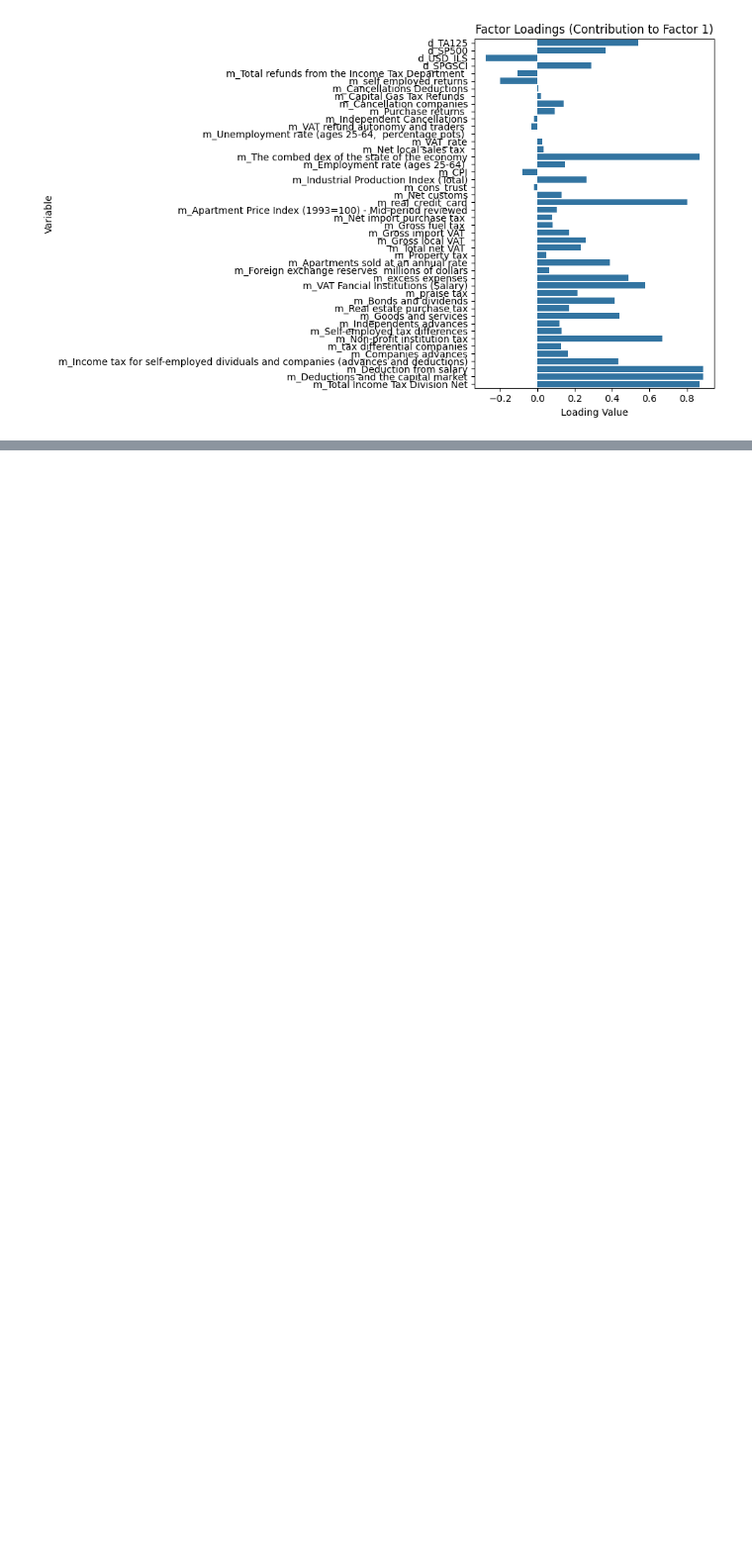
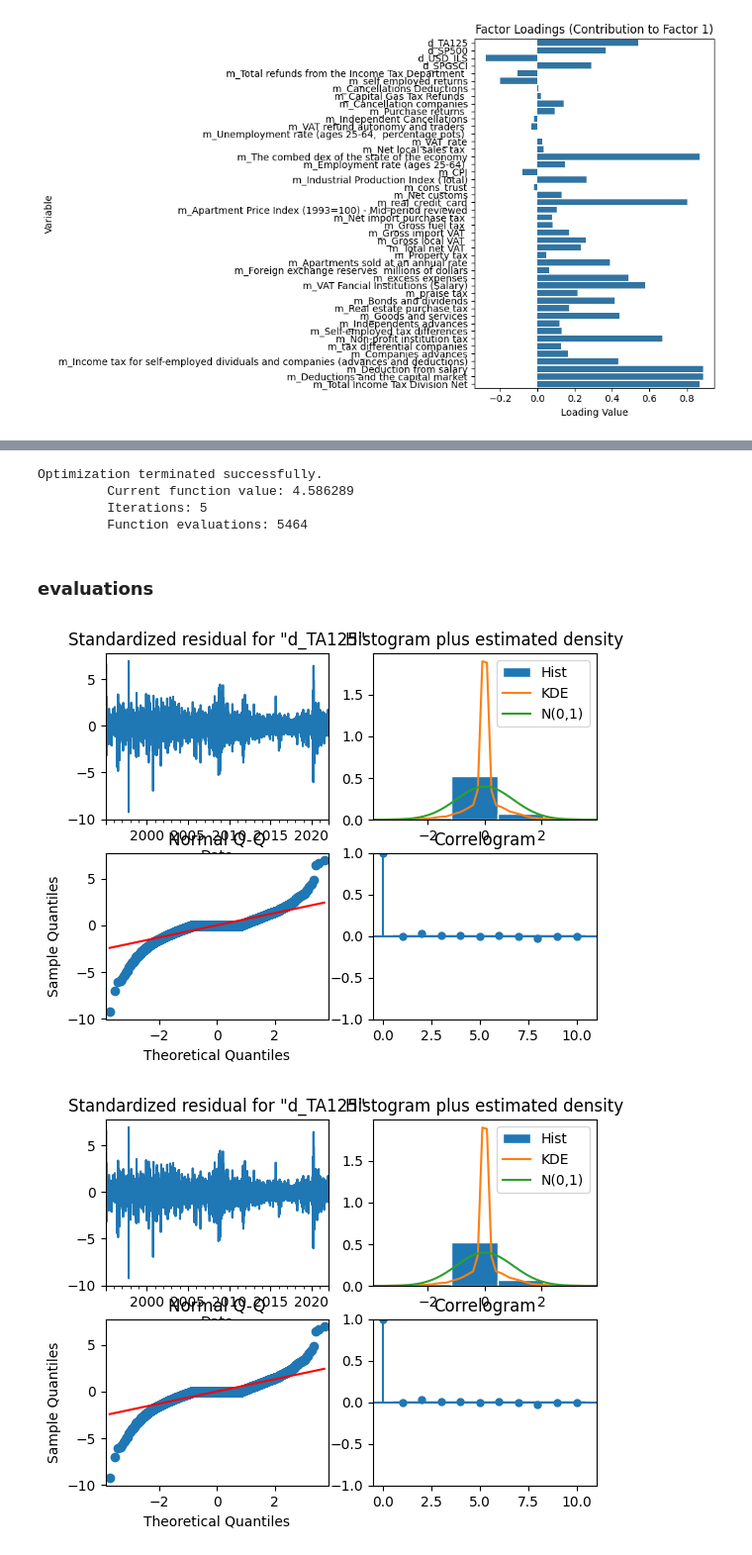
Before and after one commit to EladBenjo/gdp-nowcasting-seminar, a Jupyter notebook: Notebooks/03_dfm_selection.ipynb, the cells around one changed output, grey strips where cells are left out. Shown at 99% size. Cells and saved outputs as stored; diff of their text form; code cells hidden in the pictures; blank space fills up the shorter version.

```diff
--- a/Notebooks/03_dfm_selection.ipynb
+++ b/Notebooks/03_dfm_selection.ipynb
@@ -442,0 +684,19 @@ plt.show()
+# %%
+mod_final = sm.tsa.DynamicFactor(
+    x_train_z_score,
+    k_factors=1,
+    factor_order=2,
+    error_cov_type="diagonal"
+)
+# %%
+final_res = mod_final.fit(
+    start_params=best_model.params,
+    method="powell",
+    maxiter=200,
+    disp=True
+)
+# %% [output]
+Optimization terminated successfully.
+         Current function value: 4.586289
+         Iterations: 5
+         Function evaluations: 5464
@@ -442,0 +706,2 @@ plt.show()
+# %% [markdown]
+### evaluations
@@ -442,0 +713,5 @@ plt.show()
+# %%
+final_res.plot_diagnostics()
+# %% [output]
+[figure, added]
+[figure, added]
```
Also changed, not shown: parts of 73 cells of this notebook, 2 other files.
